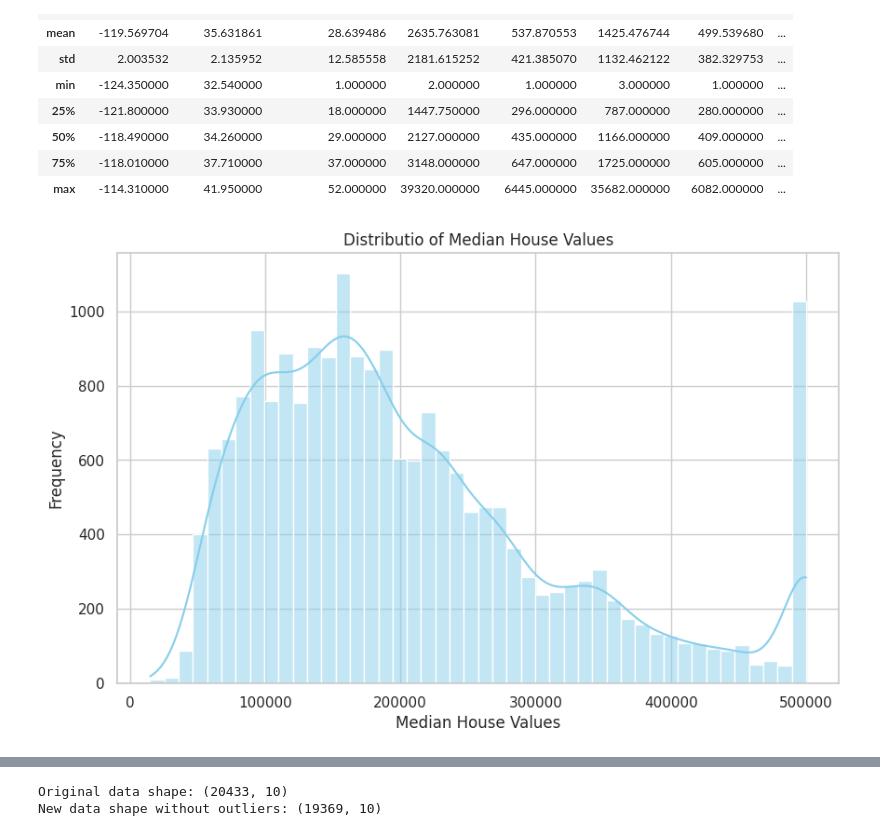
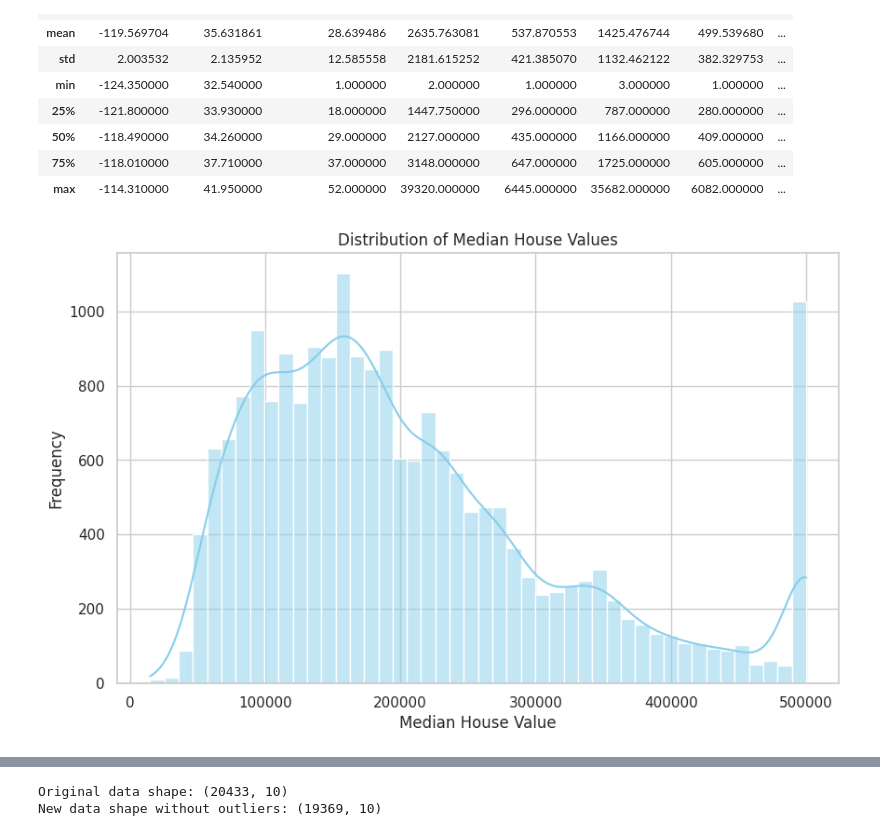
Before and after one commit to qhflrjsQkd/ALP-CS_GW, a Jupyter notebook: homework5.ipynb, the cells around one changed output, grey strips where cells are left out. Saved outputs shown, nothing was run; the diff lists cells and outputs as text; code cells hidden in the pictures.

```diff
--- a/homework5.ipynb
+++ b/homework5.ipynb
@@ -73,4 +80,4 @@ from sklearn.model_selection import train_test_split as tts
 # %%
-path = '/content/housing.csv'
-data = pd.read_csv(path)
-data.columns
+file_path = '/content/housing.csv'
+
+data = pd.read_csv(file_path)
@@ -164,12 +197,16 @@ data.describe()
 | 75% | -118.010000 | 37.710000 | 37.000000 | 3148.000000 | 647.000000 | 1725.000000 | 605.000000 | ... |
 | max | -114.310000 | 41.950000 | 52.000000 | 39320.000000 | 6445.000000 | 35682.000000 | 6082.000000 | ... |
 # %%
-sns.set(style='whitegrid')
+# We are creating a graph/plot of the median house value
+
+sns.set(style="whitegrid")
 plt.figure(figsize=(10,6))
 sns.histplot(data_cleaned1['median_house_value'], color='skyblue', kde=True)
-plt.title('Distributio of Median House Values')
-plt.xlabel('Median House Values')
+
+plt.title('Distribution of Median House Values')
+plt.xlabel('Median House Value')
 plt.ylabel('Frequency')
+
 plt.show()
 # %% [output]
-[figure, old version]
+[figure, new version]
```
Also changed, not shown: parts of 49 cells of this notebook.
